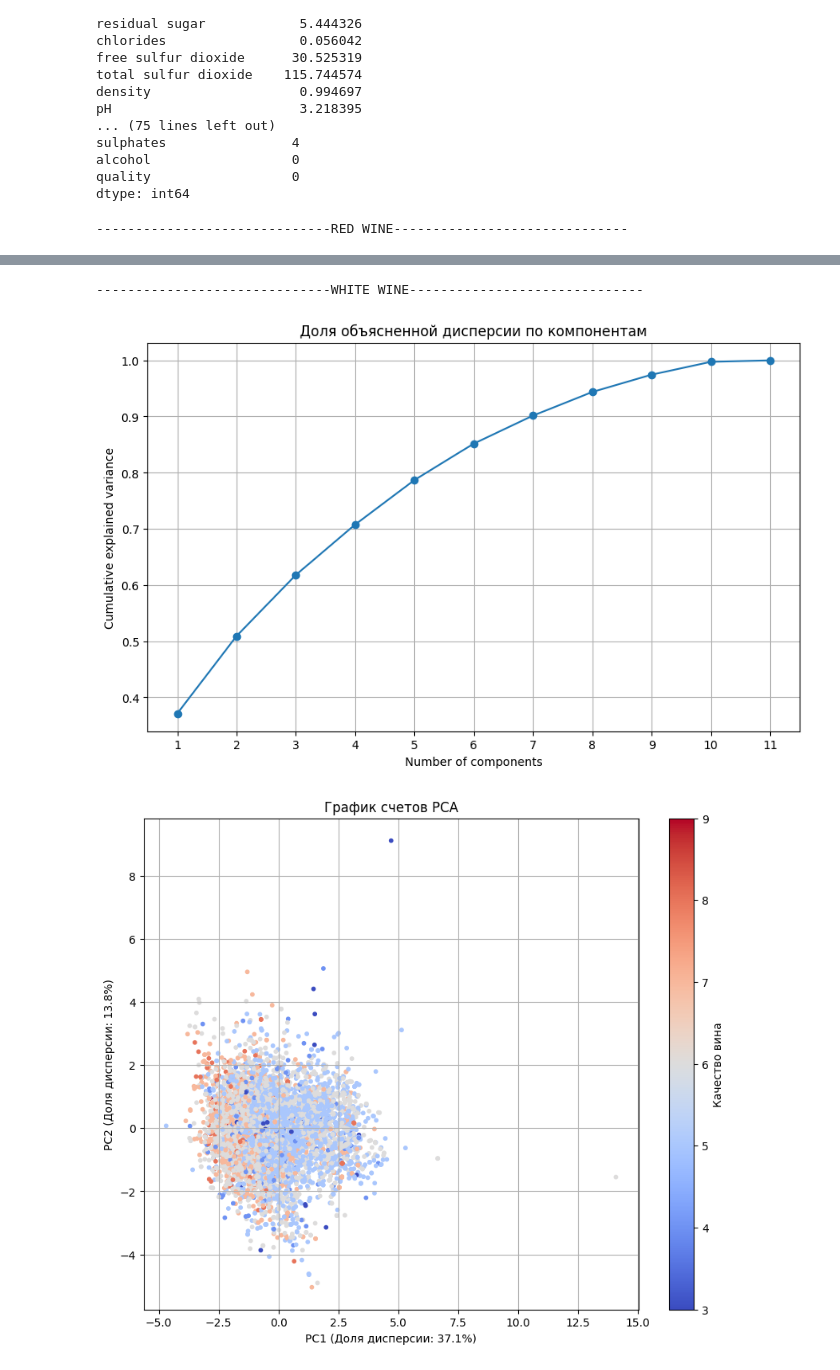
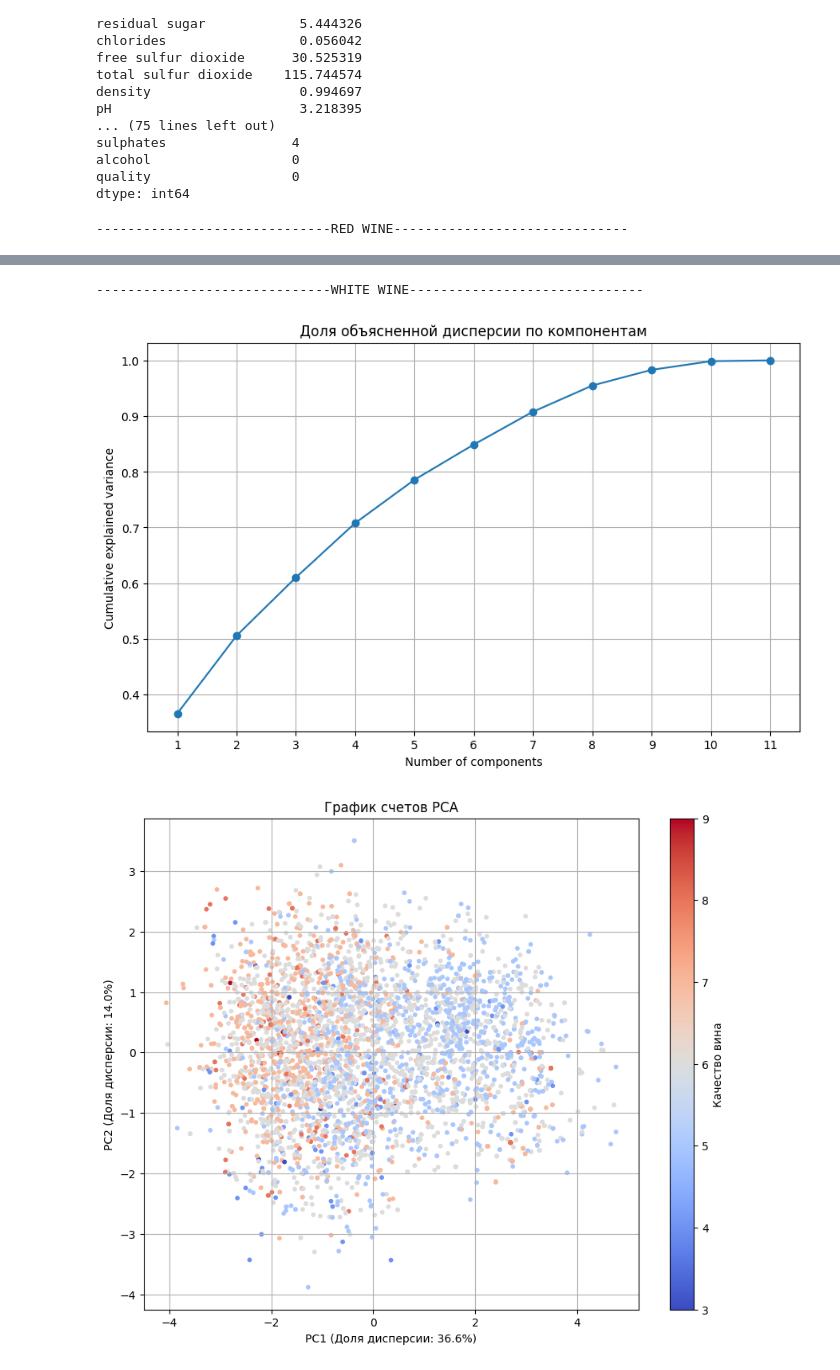
Before and after one commit to SiegfriedSchmidt/PythonSeminar, a Jupyter notebook: project/project.ipynb, the cells around one changed output, grey strips where cells are left out. Drawn from its saved outputs; the diff is of its cells as text; code cells hidden in the pictures.

Commit message:
Completely separate different wines

```diff
--- a/project/project.ipynb
+++ b/project/project.ipynb
@@ -19,11 +20,17 @@ def prepare_text_columns(df: pd.DataFrame):
 
 prepare_text_columns(df)
 # %%
+def box_plot(wine_processed):
+    plt.figure(figsize=(12, 6))
+    sns.boxplot(data=wine_processed)
+    plt.xticks(rotation=45)
+    plt.show()
+
+
 def preprocess_data(df: pd.DataFrame):
     """Предобработка данных: заполнение пропусков, центрирование и нормирование"""
     # Разделяем данные
     wine_numerical = df.drop(['type', 'quality'], axis=1)  # Числовые признаки
-    wine_type = df[['type']]  # Тип вина
     wine_quality = df['quality']  # Оценка экспертов
 
     # Заполнение пропусков средними значениями
@@ -34,7 +41,24 @@ def preprocess_data(df: pd.DataFrame):
     scaler = StandardScaler()
     wine_processed = pd.DataFrame(scaler.fit_transform(wine_numerical_imputed), columns=wine_numerical_imputed.columns)
 
-    return wine_processed, wine_type, wine_quality
+    box_plot(wine_processed)
 
+    # Убираем выбросы
+    Q1 = wine_processed.quantile(0.25)
+    Q3 = wine_processed.quantile(0.75)
+    IQR = Q3 - Q1
 
-wine_processed, wine_type, wine_quality = preprocess_data(df)
+    mask = ~((wine_processed < (Q1 - 1.5 * IQR)) | (wine_processed > (Q3 + 1.5 * IQR))).any(axis=1)
+
+    wine_processed = wine_processed[mask]
+    wine_quality = wine_quality[mask]
+
+    box_plot(wine_processed)
+    print(wine_processed.shape)
+
+    return wine_processed, wine_quality
+
+wines = {
+    'RED': preprocess_data(df.loc[df.type == 0].reset_index(drop=True)),
+    'WHITE': preprocess_data(df.loc[df.type == 1].reset_index(drop=True)),
+}
@@ -137,12 +168,11 @@ def plot_loadings(pca, feature_names):
     plt.ylim(-1.1, 1.1)
     plt.show()
 # %%
-for i, wine_name in [(0, f'{"-" * 30}RED WINE{"-" * 30}'), (1, f'{"-" * 30}WHITE WINE{"-" * 30}')]:
-    print(wine_name)
-    selected_wine = wine_type.type == i
-    pca = perform_pca(wine_processed[selected_wine], 11)
+for wine_type, (wine_processed, wine_quality) in wines.items():
+    print(f"{'-' * 30}{wine_type} WINE{'-' * 30}")
+    pca = perform_pca(wine_processed, 11)
     optimal_components_plot(pca)
-    pca = perform_pca(wine_processed[selected_wine], 2)
+    pca = perform_pca(wine_processed, 2)
 
     plot_scores(pca, pca.transform(wine_processed), labels=wine_quality)
     plot_loadings(pca, feature_names=wine_processed.columns)
@@ -154,3 +184,3 @@ for i, wine_name in [(0, f'{"-" * 30}RED WINE{"-" * 30}'), (1, f'{"-" * 30}WHITE
 ------------------------------WHITE WINE------------------------------
-[figure, old version]
+[figure, new version]
-[figure, old version]
+[figure, new version]
```
Also changed, not shown: parts of 3 cells of this notebook.
